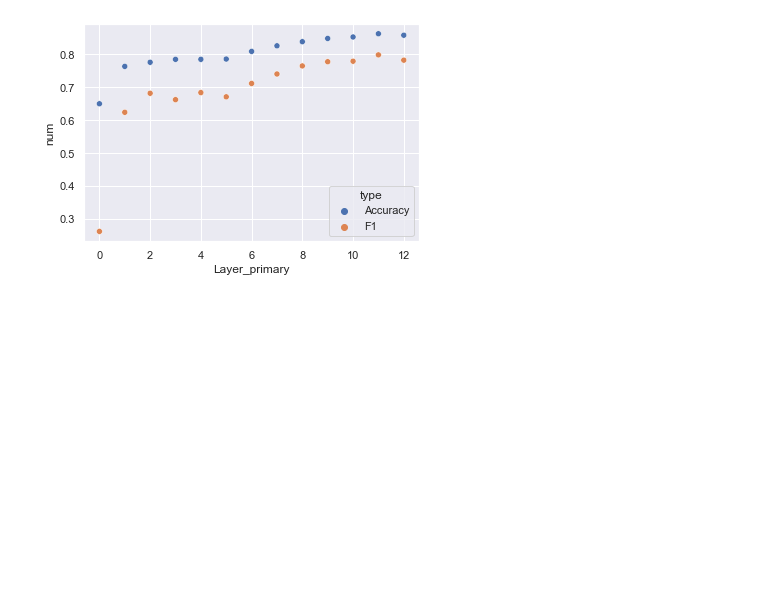
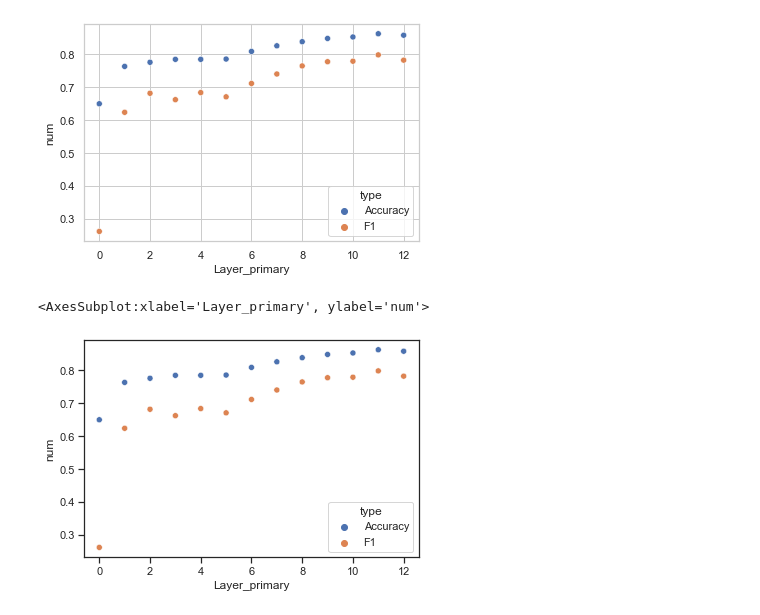
Before and after one commit to frankliu-x/w266_final_project, a Jupyter notebook: report_charts/charts.ipynb, the cells around one changed output. Saved outputs shown, nothing was run; the diff lists cells and outputs as text; code cells hidden in the pictures; blank space fills up the shorter version.

Commit message:
plot edit

```diff
--- a/report_charts/charts.ipynb
+++ b/report_charts/charts.ipynb
@@ -52,7 +54,14 @@ See the caveats in the documentation: https://pandas.pydata.org/pandas-docs/stab
 # %%
 df_all = pd.concat([df_accuracy, df_f1])
 # %%
+sns.set_style("whitegrid")
 sns.scatterplot(data=df_all, x="Layer_primary", y="num", hue="type")
 # %% [output]
 <AxesSubplot:xlabel='Layer_primary', ylabel='num'>
 [figure]
+# %%
+sns.set_style("ticks")
+sns.scatterplot(data=df_all, x="Layer_primary", y="num", hue="type")
+# %% [output]
+<AxesSubplot:xlabel='Layer_primary', ylabel='num'>
+[figure, added]
```
Also changed, not shown: parts of 3 cells of this notebook, 2 other files.
